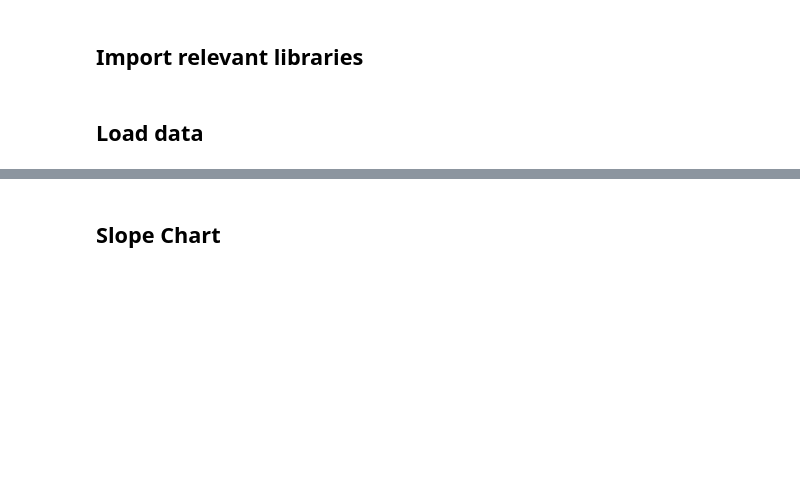
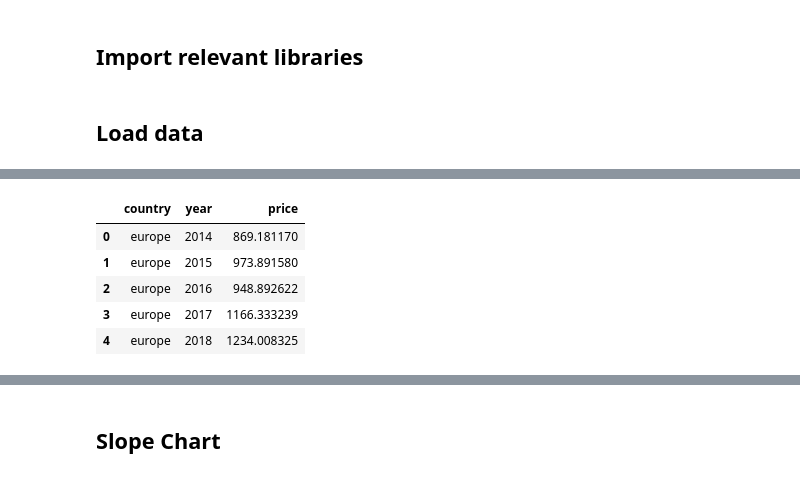
Before and after one commit to AnushaGooda/Data_Viz_MTP, a Jupyter notebook: scripts/visualization.ipynb, the cells around one changed output, grey strips where cells are left out. Saved outputs shown, nothing was run; the diff lists cells and outputs as text; code cells hidden in the pictures; blank space fills up the shorter version.

```diff
--- a/scripts/visualization.ipynb
+++ b/scripts/visualization.ipynb
@@ -133,0 +52,17 @@ plt.show()
+# %%
+# populate tables for visualization
+hb_uk = hb_df[hb_df['country'] == 'united kingdom']
+hb_eu = hb_df[hb_df['country'] == 'europe']
+# %%
+# rescale europe average stock price to uk's scale
+scaling_factor = np.mean(hb_uk.price) / np.mean(hb_eu.price)
+hb_eu['price'] = hb_eu['price'].transform(lambda x: x * scaling_factor)
+# %%
+hb_eu
+# %% [output]
+|  | country | year | price |
+| 0 | europe | 2014 | 869.181170 |
+| 1 | europe | 2015 | 973.891580 |
+| 2 | europe | 2016 | 948.892622 |
+| 3 | europe | 2017 | 1166.333239 |
+| 4 | europe | 2018 | 1234.008325 |
```
Also changed, not shown: parts of 23 cells of this notebook, 9 other files.
